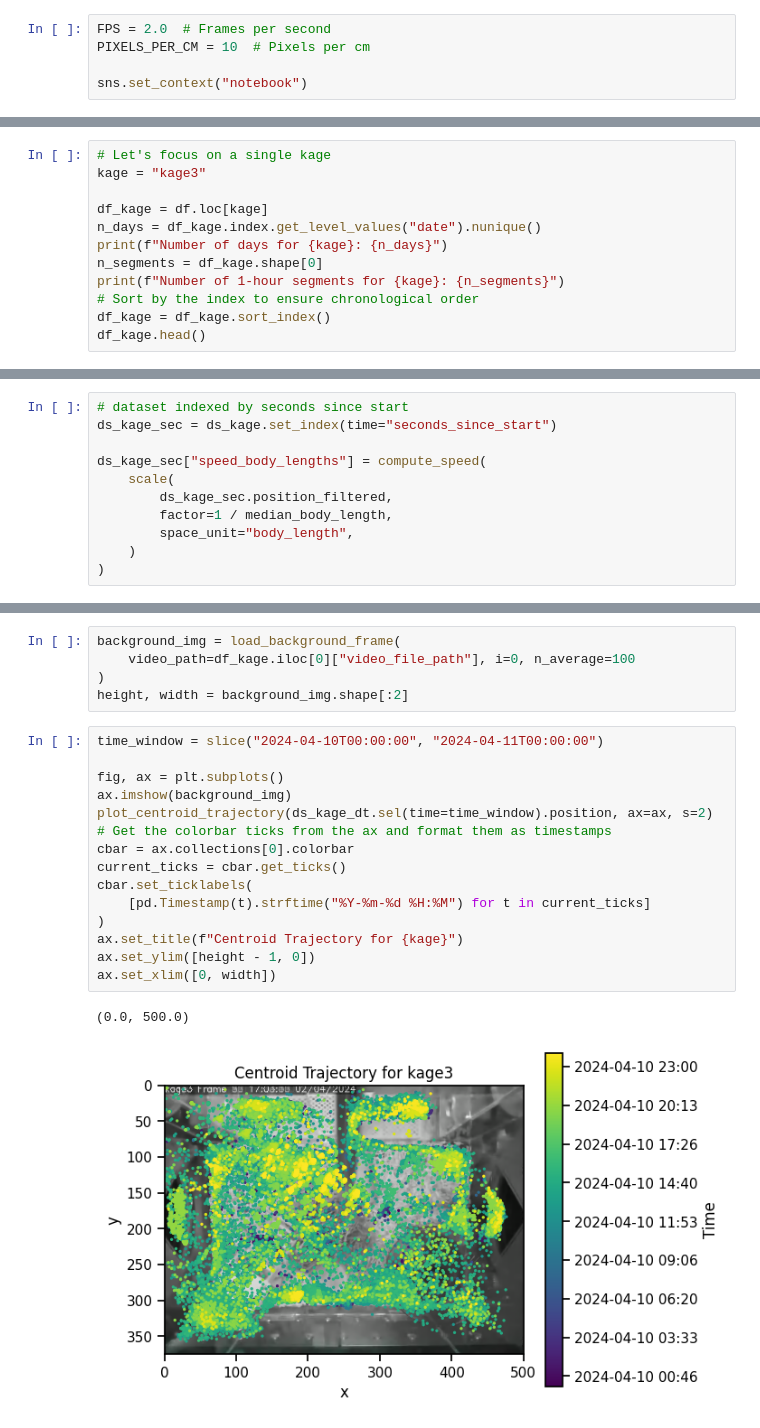
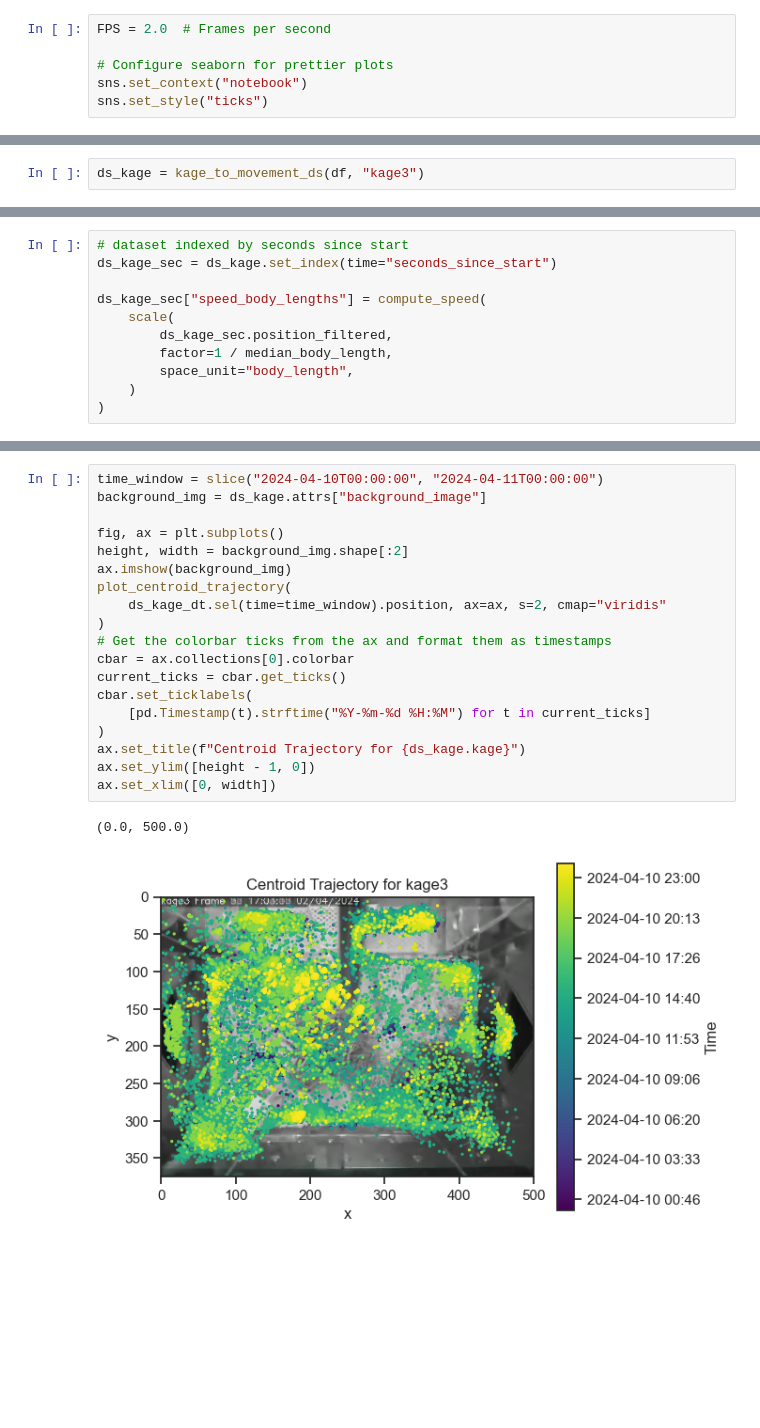
Before and after one commit to neuroinformatics-unit/smart-kages-movement, a Jupyter notebook: notebooks/load_data.ipynb, the cells around one changed output, grey strips where cells are left out. Saved outputs shown, nothing was run; the diff lists cells and outputs as text; blank space fills up the shorter version.

Commit message:
refactoring kage-to-dataset loading into a function

```diff
--- a/notebooks/load_data.ipynb
+++ b/notebooks/load_data.ipynb
@@ -19,5 +21,6 @@ from smart_kages_movement.io import load_background_frame
 # %%
 FPS = 2.0  # Frames per second
-PIXELS_PER_CM = 10  # Pixels per cm
 
+# Configure seaborn for prettier plots
 sns.set_context("notebook")
+sns.set_style("ticks")
@@ -43,15 +49,3 @@ df.head()
 |  |  | 11 | 2024-04-03 11:01:07 | /Users/nsirmpilatze/Data/Smart-Ka... | True | /Users/nsirmpilatze/Data/Smart-Ka... | 7064 | 376 | ... |
 |  |  | 12 | 2024-04-03 12:01:08 | /Users/nsirmpilatze/Data/Smart-Ka... | True | /Users/nsirmpilatze/Data/Smart-Ka... | 7059 | 376 | ... |
 |  |  | 13 | 2024-04-03 13:01:07 | /Users/nsirmpilatze/Data/Smart-Ka... | True | /Users/nsirmpilatze/Data/Smart-Ka... | 7058 | 376 | ... |
-# %%
-# Let's focus on a single kage
-kage = "kage3"
-
-df_kage = df.loc[kage]
-n_days = df_kage.index.get_level_values("date").nunique()
-print(f"Number of days for {kage}: {n_days}")
-n_segments = df_kage.shape[0]
-print(f"Number of 1-hour segments for {kage}: {n_segments}")
-# Sort by the index to ensure chronological order
-df_kage = df_kage.sort_index()
-df_kage.head()
@@ -170,0 +176,2 @@ Attributes:
+# %%
+ds_kage = kage_to_movement_ds(df, "kage3")
@@ -257,26 +294,25 @@ plt.xticks(
-# %%
-background_img = load_background_frame(
-    video_path=df_kage.iloc[0]["video_file_path"], i=0, n_average=100
-)
-height, width = background_img.shape[:2]
 # %%
 time_window = slice("2024-04-10T00:00:00", "2024-04-11T00:00:00")
+background_img = ds_kage.attrs["background_image"]
 
 fig, ax = plt.subplots()
+height, width = background_img.shape[:2]
 ax.imshow(background_img)
-plot_centroid_trajectory(ds_kage_dt.sel(time=time_window).position, ax=ax, s=2)
+plot_centroid_trajectory(
+    ds_kage_dt.sel(time=time_window).position, ax=ax, s=2, cmap="viridis"
+)
 # Get the colorbar ticks from the ax and format them as timestamps
 cbar = ax.collections[0].colorbar
 current_ticks = cbar.get_ticks()
 cbar.set_ticklabels(
     [pd.Timestamp(t).strftime("%Y-%m-%d %H:%M") for t in current_ticks]
 )
-ax.set_title(f"Centroid Trajectory for {kage}")
+ax.set_title(f"Centroid Trajectory for {ds_kage.kage}")
 ax.set_ylim([height - 1, 0])
 ax.set_xlim([0, width])
 # %% [output]
 (0.0, 500.0)
-[figure, old version]
+[figure, new version]
 # %%
 fig, ax = plt.subplots()
 ax.imshow(background_img)
```
Also changed, not shown: parts of 15 cells of this notebook.
